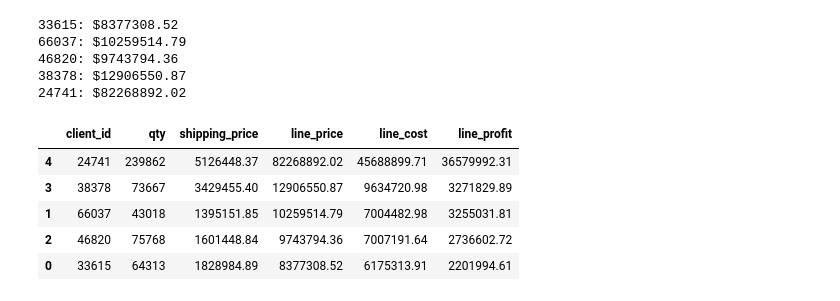
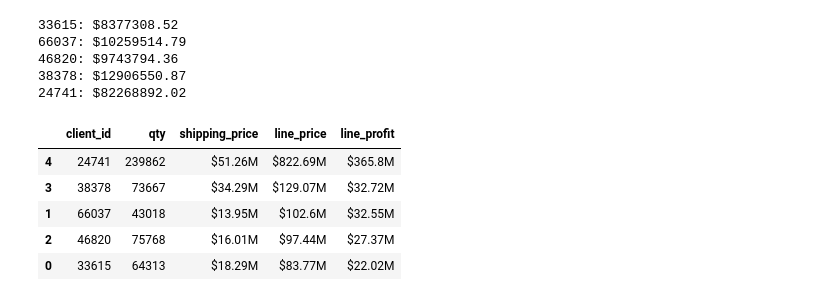
Before and after one commit to ManWithACap/pandas-challenge-1, a Jupyter notebook: module_4_challenge.ipynb, the cells around one changed output. Saved outputs shown, nothing was run; the diff lists cells and outputs as text; code cells hidden in the pictures.

```diff
--- a/module_4_challenge.ipynb
+++ b/module_4_challenge.ipynb
@@ -165,4 +142,10 @@ Do we know that this client spent the more money than client 66037? If not, how
 # Create a column for the total price
 # using the subtotal and the shipping price
 # along with a sales tax of 9.25%
+
+df['line_sales_tax'] = round((df['line_subtotal'] + df['shipping_price']) * 0.0925, 2)
+
+df['line_price'] = round(df['line_subtotal'] + df['shipping_price'] + df['line_sales_tax'], 2)
+
+df[['line_subtotal', 'shipping_price', 'line_price', 'line_sales_tax']].head()
 # %% [output]
@@ -175,4 +160,8 @@ Do we know that this client spent the more money than client 66037? If not, how
 # of each line using unit cost, qty, and
 # shipping price (assume the shipping cost
 # is exactly what is charged to the client).
+
+df['line_cost'] = round((df['unit_cost'] * df['qty']) + df['shipping_price'], 2)
+
+df[['unit_cost', 'qty', 'shipping_price', 'line_cost']].head()
 # %% [output]
@@ -184,4 +174,8 @@ Do we know that this client spent the more money than client 66037? If not, how
 # %%
 # Create a column for the profit of
 # each line using line cost and line price
+
+df['line_profit'] = round(df['line_price'] - df['line_cost'], 2)
+
+df[['line_price', 'line_cost', 'line_profit']].head()
 # %% [output]
@@ -211,6 +224,10 @@ Use the new columns with confirmed values to find the following information.
 # %%
 # How much did each of the top 5 clients by quantity
 # spend? Check your work from Part 1 for client ids.
+
+for id in top5ClientIDs:
+    newdf = df.query(f"client_id == {id}")
+    print(f"{id}: " + f"${round(newdf['line_price'].sum(), 2)}")
 # %% [output]
 33615: $8377308.52
 66037: $10259514.79
@@ -220,15 +237,32 @@ Use the new columns with confirmed values to find the following information.
 # %%
 # Create a summary DataFrame showing the totals for the
 # for the top 5 clients with the following information:
 # total units purchased, total shipping price,
 # total revenue, and total profit. Sort by total profit.
+
+newdf = pd.DataFrame()
+
+for id in top5ClientIDs:
+    qdf = df.query(f"client_id == {id}")
+
+    newRow = {"client_id": id,
+              "qty": qdf['qty'].sum(),
+              "shipping_price": "$" + str(round(qdf['shipping_price'].sum() / 100000, 2)) + "M",
+              "line_price": "$" + str(round(qdf['line_price'].sum() / 100000, 2)) + "M",
+              "line_profit": "$" + str(round(qdf['line_profit'].sum() / 100000, 2)) + "M"}
+
+    newdf = pd.concat([newdf, pd.DataFrame([newRow])], ignore_index=True)
+
+newdf = newdf.sort_values(by=['line_profit'], ascending=False)
+
+newdf.head()
 # %% [output]
-|  | client_id | qty | shipping_price | line_price | line_cost | line_profit |
-| 4 | 24741 | 239862 | 5126448.37 | 82268892.02 | 45688899.71 | 36579992.31 |
-| 3 | 38378 | 73667 | 3429455.40 | 12906550.87 | 9634720.98 | 3271829.89 |
-| 1 | 66037 | 43018 | 1395151.85 | 10259514.79 | 7004482.98 | 3255031.81 |
-| 2 | 46820 | 75768 | 1601448.84 | 9743794.36 | 7007191.64 | 2736602.72 |
-| 0 | 33615 | 64313 | 1828984.89 | 8377308.52 | 6175313.91 | 2201994.61 |
+|  | client_id | qty | shipping_price | line_price | line_profit |
+| 4 | 24741 | 239862 | $51.26M | $822.69M | $365.8M |
+| 3 | 38378 | 73667 | $34.29M | $129.07M | $32.72M |
+| 1 | 66037 | 43018 | $13.95M | $102.6M | $32.55M |
+| 2 | 46820 | 75768 | $16.01M | $97.44M | $27.37M |
+| 0 | 33615 | 64313 | $18.29M | $83.77M | $22.02M |
 # %%
 # Format the data and rename the columns
 # to names suitable for presentation.
```
Also changed, not shown: parts of 13 cells of this notebook.
